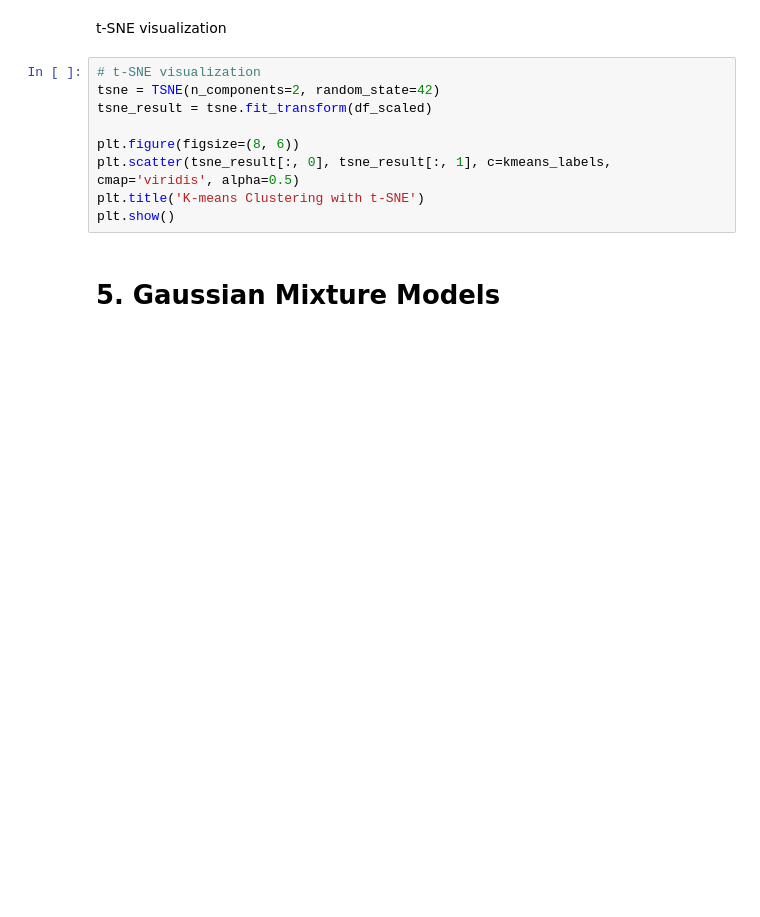
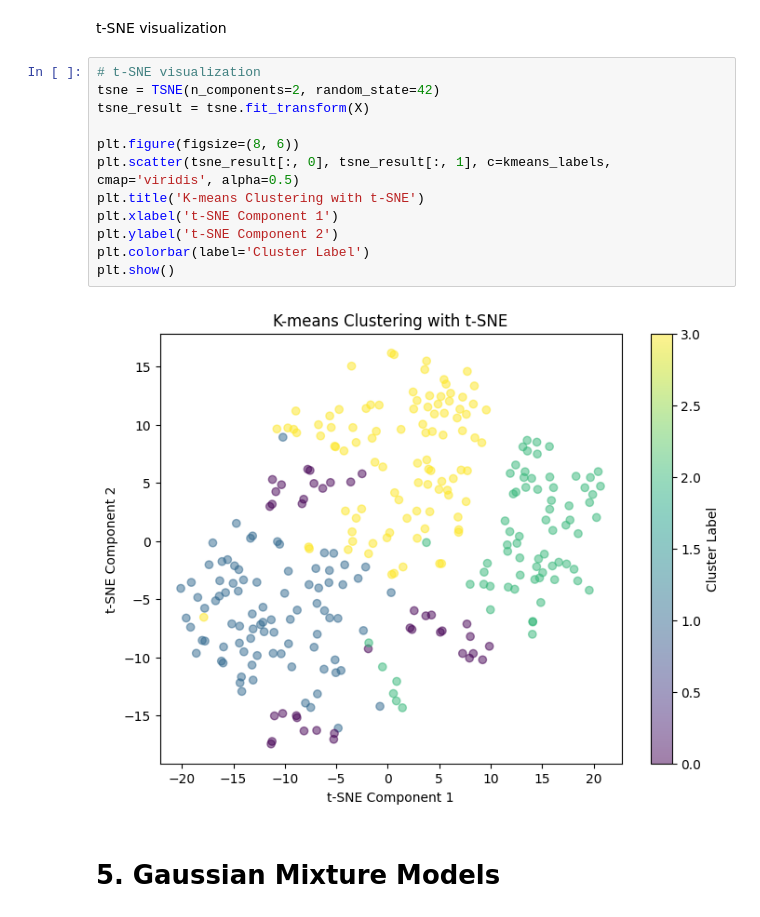
Before and after one commit to Praise-Atadja/heart-disease-analysis, a Jupyter notebook: heart_disease_analysis.ipynb, the cells around one changed output. Saved outputs shown, nothing was run; the diff lists cells and outputs as text; blank space fills up the shorter version.

```diff
--- a/heart_disease_analysis.ipynb
+++ b/heart_disease_analysis.ipynb
@@ -209,12 +263,17 @@ t-SNE visualization
 # %%
 # t-SNE visualization
 tsne = TSNE(n_components=2, random_state=42)
-tsne_result = tsne.fit_transform(df_scaled)
+tsne_result = tsne.fit_transform(X)
 
 plt.figure(figsize=(8, 6))
 plt.scatter(tsne_result[:, 0], tsne_result[:, 1], c=kmeans_labels, cmap='viridis', alpha=0.5)
 plt.title('K-means Clustering with t-SNE')
+plt.xlabel('t-SNE Component 1')
+plt.ylabel('t-SNE Component 2')
+plt.colorbar(label='Cluster Label')
 plt.show()
+# %% [output]
+[figure, added]
 # %% [markdown]
 # 5. Gaussian Mixture Models
 # %%
```
Also changed, not shown: parts of 9 cells of this notebook.
